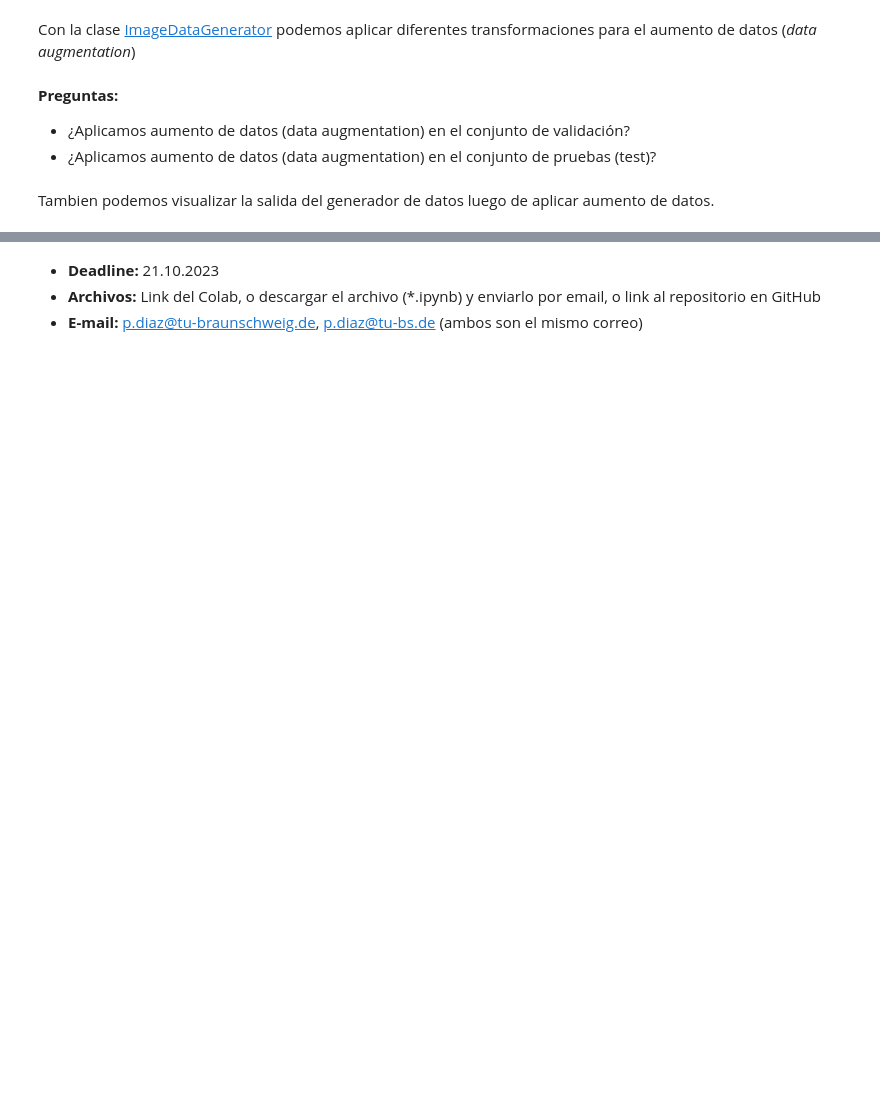
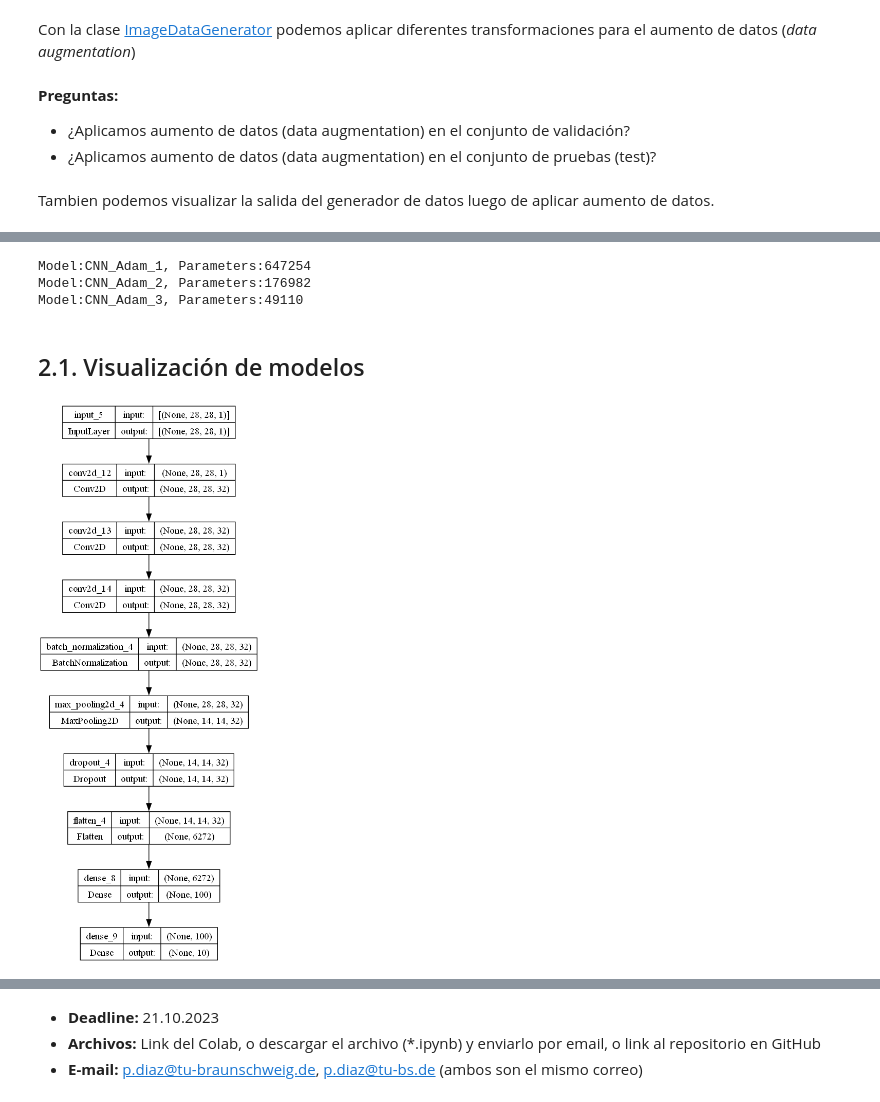
Before and after one commit to cesarnunezh/Diplomado_PUCP, a Jupyter notebook: Machine Learning Intermedio/2. Clasification CNN/Tarea_1_Cesar_Nuñez.ipynb, the cells around one changed output, grey strips where cells are left out. Drawn from its saved outputs; the diff is of its cells as text; code cells hidden in the pictures; blank space fills up the shorter version.

Commit message:
Tarea Deep Learning

```diff
--- a/Machine Learning Intermedio/2. Clasification CNN/Tarea_1_Cesar_Nuñez.ipynb
+++ b/Machine Learning Intermedio/2. Clasification CNN/Tarea_1_Cesar_Nuñez.ipynb
@@ -818,0 +686,27 @@ callbacks_cnn_3 = [mode_autosave_cnn_3, early_stopping]
+# %%
+model_cnn_5 = get_model_funct(filters=[32, 32, 32],
+                              n_classes=n_classes,
+                              name="CNN_Adam_1",
+                              optimizer="Adam",
+                              learning_rate=0.001,
+                              structure=1,
+                              batch_norm=True,
+                              dropout=0.3)
+
+model_cnn_6 = get_model_funct(filters=[32, 32, 32],
+                              n_classes=n_classes,
+                              name="CNN_Adam_2",
+                              optimizer="Adam",
+                              learning_rate=0.001,
+                              structure=2,
+                              batch_norm=True,
+                              dropout=0.3)
+
+model_cnn_7 = get_model_funct(filters=[32, 32, 32],
+                              n_classes=n_classes,
+                              name="CNN_Adam_3",
+                              optimizer="Adam",
+                              learning_rate=0.001,
+                              structure=3,
+                              batch_norm=True,
+                              dropout=0.3)
@@ -818,0 +737,19 @@ callbacks_cnn_3 = [mode_autosave_cnn_3, early_stopping]
+# %%
+print("Model:{}, Parameters:{}".format(model_cnn_5.name,
+                                       model_cnn_5.count_params()))
+
+print("Model:{}, Parameters:{}".format(model_cnn_6.name,
+                                       model_cnn_6.count_params()))
+
+print("Model:{}, Parameters:{}".format(model_cnn_7.name,
+                                       model_cnn_7.count_params()))
+# %% [output]
+Model:CNN_Adam_1, Parameters:647254
+Model:CNN_Adam_2, Parameters:176982
+Model:CNN_Adam_3, Parameters:49110
+# %% [markdown]
+## 2.1. Visualización de modelos
+# %%
+plot_model(model_cnn_5, to_file="model_cnn_5.png", show_shapes=True)
+# %% [output]
+[figure, added]
```
Also changed, not shown: parts of 105 cells of this notebook, 17 other files.
